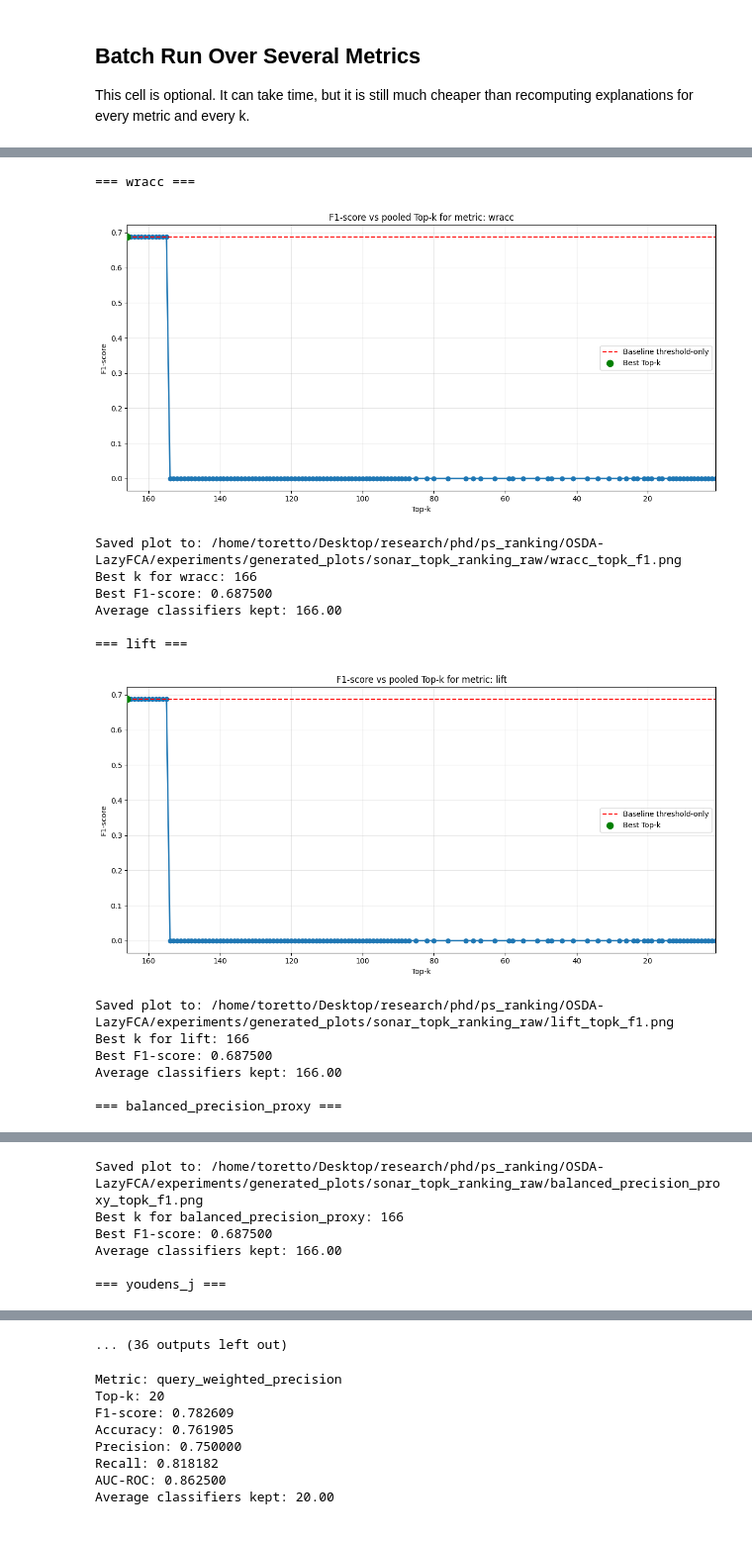
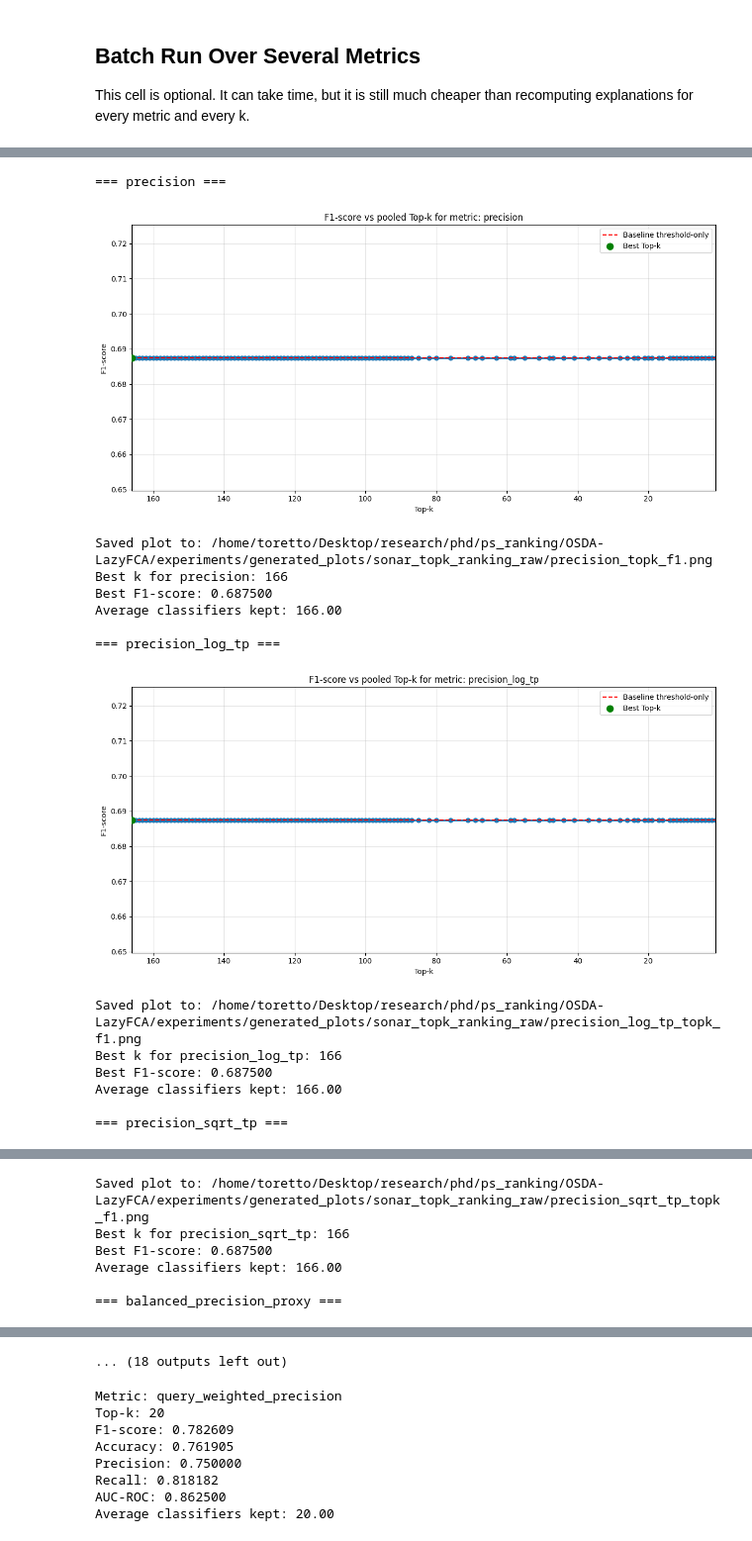
Before and after one commit to TTPO100AJIEX/OSDA-LazyFCA, a Jupyter notebook: experiments/sonar_topk_ranking_raw.ipynb, the cells around one changed output, grey strips where cells are left out. Shown at 99% size. Saved outputs shown, nothing was run; the diff lists cells and outputs as text; code cells hidden in the pictures.

```diff
--- a/experiments/sonar_topk_ranking_raw.ipynb
+++ b/experiments/sonar_topk_ranking_raw.ipynb
@@ -412,25 +412,19 @@ Average classifiers kept: 166.00
 This cell is optional. It can take time, but it is still much cheaper than recomputing explanations for every metric and every k.
 # %%
 metrics_to_try = [
-    "wracc",
-    "lift",
-    "balanced_precision_proxy",
-    "matthews_correlation",
-    "information_gain",
-    "gini_gain",
-    "chi_squared",
-    "g_test",
     "precision",
     "precision_log_tp",
     "precision_sqrt_tp",
+    "balanced_precision_proxy",
     "log_odds_ratio",
     "log_odds_ratio_log_tp",
+    "interval_tightness",
+    "description_volume",
+    "simplicity_prior",
+    "query_similarity",
     "query_weighted_precision",
     "query_weighted_precision_log_tp",
     "query_weighted_precision_sqrt_tp",
-    "query_weighted_wracc",
-    "stability",
-    "delta_stability",
 ]
 
 summary_rows = []
@@ -468,27 +459,18 @@ summary_df
 # %%
 metrics_to_plot = [
-    "wracc",
-    "lift",
-    "balanced_precision_proxy",
-    "youdens_j",
-    "matthews_correlation",
-    "information_gain",
-    "gini_gain",
-    "log_odds_ratio",
-    "log_odds_ratio_log_tp",
-    "chi_squared",
-    "g_test",
     "precision",
     "precision_log_tp",
     "precision_sqrt_tp",
+    "balanced_precision_proxy",
     "log_odds_ratio",
     "log_odds_ratio_log_tp",
+    "interval_tightness",
+    "description_volume",
+    "simplicity_prior",
+    "query_similarity",
     "query_weighted_precision",
     "query_weighted_precision_log_tp",
     "query_weighted_precision_sqrt_tp",
-    "query_weighted_wracc",
-    "stability",
-    "delta_stability",
 ]
 
 all_results = {}
@@ -518,42 +500,42 @@ for metric_name, results in all_results.items():
     plt.plot(results["k"], results["F1-score"], marker="o", linewidth=1.8, markersize=4, label=metric_name)
 
 plt.axhline(
     baseline_metrics["F1-score"],
     color="black",
     linestyle="--",
     linewidth=2,
     label="baseline threshold-only"
 )
 
 plt.xlabel("Top-k")
 plt.ylabel("F1-score")
 plt.title("F1-score vs pooled Top-k for all metrics")
 plt.xlim(max(k_values), min(k_values))
 plt.grid(True, alpha=0.3)
 plt.legend(bbox_to_anchor=(1.02, 1), loc="upper left")
 plt.tight_layout()
 
 combined_plot_path = PLOTS_DIR / "all_metrics_topk_f1.png"
 plt.savefig(combined_plot_path, dpi=220, bbox_inches="tight")
 plt.show()
 
 print(f"\nSaved combined plot to: {combined_plot_path}")
 print(f"Saved summary CSV to: {PLOTS_DIR / 'topk_summary.csv'}")
 
 summary_df
 # %% [output]
-=== wracc ===
+=== precision ===
-[figure, old version]
+[figure, new version]
-Saved plot to: /home/toretto/Desktop/research/phd/ps_ranking/OSDA-LazyFCA/experiments/generated_plots/sonar_topk_ranking_raw/wracc_topk_f1.png
-Best k for wracc: 166
+Saved plot to: /home/toretto/Desktop/research/phd/ps_ranking/OSDA-LazyFCA/experiments/generated_plots/sonar_topk_ranking_raw/precision_topk_f1.png
+Best k for precision: 166
 Best F1-score: 0.687500
 Average classifiers kept: 166.00
 
-=== lift ===
+=== precision_log_tp ===
-[figure, old version]
+[figure, new version]
-Saved plot to: /home/toretto/Desktop/research/phd/ps_ranking/OSDA-LazyFCA/experiments/generated_plots/sonar_topk_ranking_raw/lift_topk_f1.png
-Best k for lift: 166
+Saved plot to: /home/toretto/Desktop/research/phd/ps_ranking/OSDA-LazyFCA/experiments/generated_plots/sonar_topk_ranking_raw/precision_log_tp_topk_f1.png
+Best k for precision_log_tp: 166
 Best F1-score: 0.687500
 Average classifiers kept: 166.00
 
-=== balanced_precision_proxy ===
+=== precision_sqrt_tp ===
@@ -561,6 +543,6 @@ Average classifiers kept: 166.00
-Saved plot to: /home/toretto/Desktop/research/phd/ps_ranking/OSDA-LazyFCA/experiments/generated_plots/sonar_topk_ranking_raw/balanced_precision_proxy_topk_f1.png
-Best k for balanced_precision_proxy: 166
+Saved plot to: /home/toretto/Desktop/research/phd/ps_ranking/OSDA-LazyFCA/experiments/generated_plots/sonar_topk_ranking_raw/precision_sqrt_tp_topk_f1.png
+Best k for precision_sqrt_tp: 166
 Best F1-score: 0.687500
 Average classifiers kept: 166.00
 
-=== youdens_j ===
+=== balanced_precision_proxy ===
@@ -582,4 +564,4 @@ Average classifiers kept: 166.00
-... (36 outputs left out)
+... (18 outputs left out)
 # %%
 metric_name = "query_weighted_precision"
 k_value = 20
```
Also changed, not shown: parts of 10 cells of this notebook, 40 other files.
